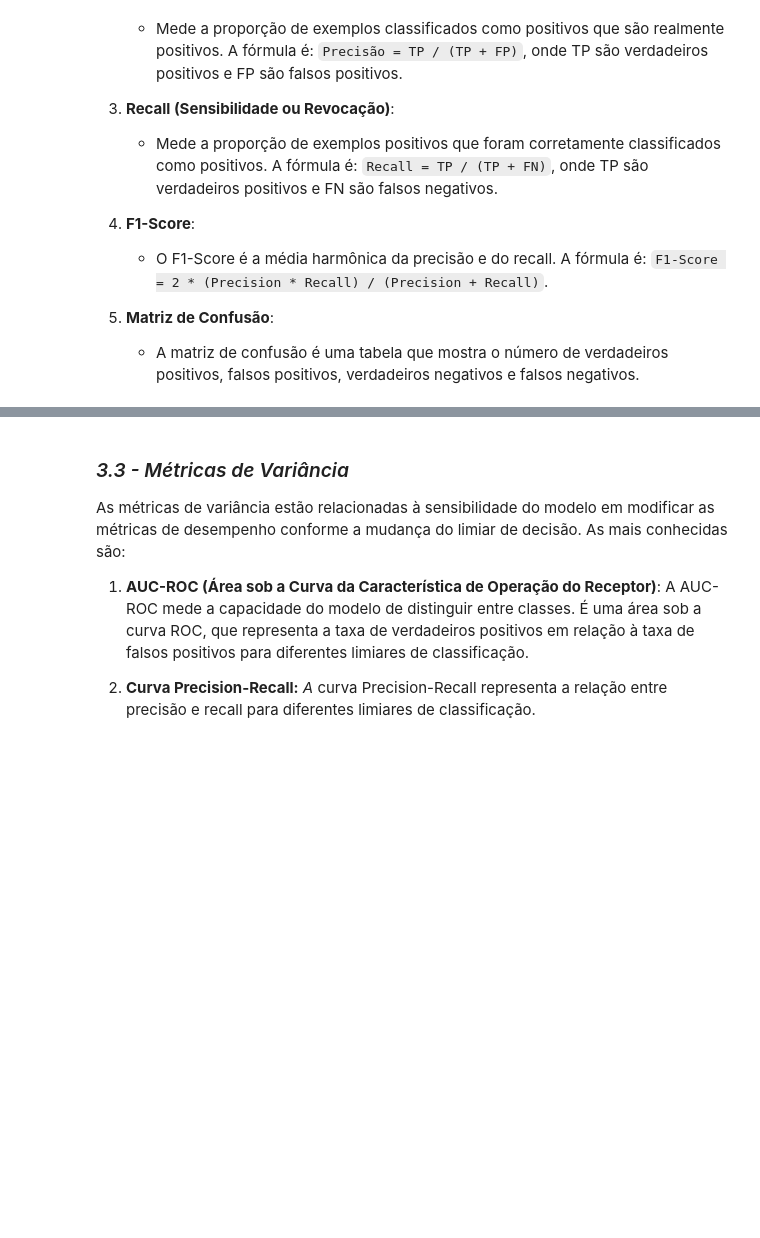
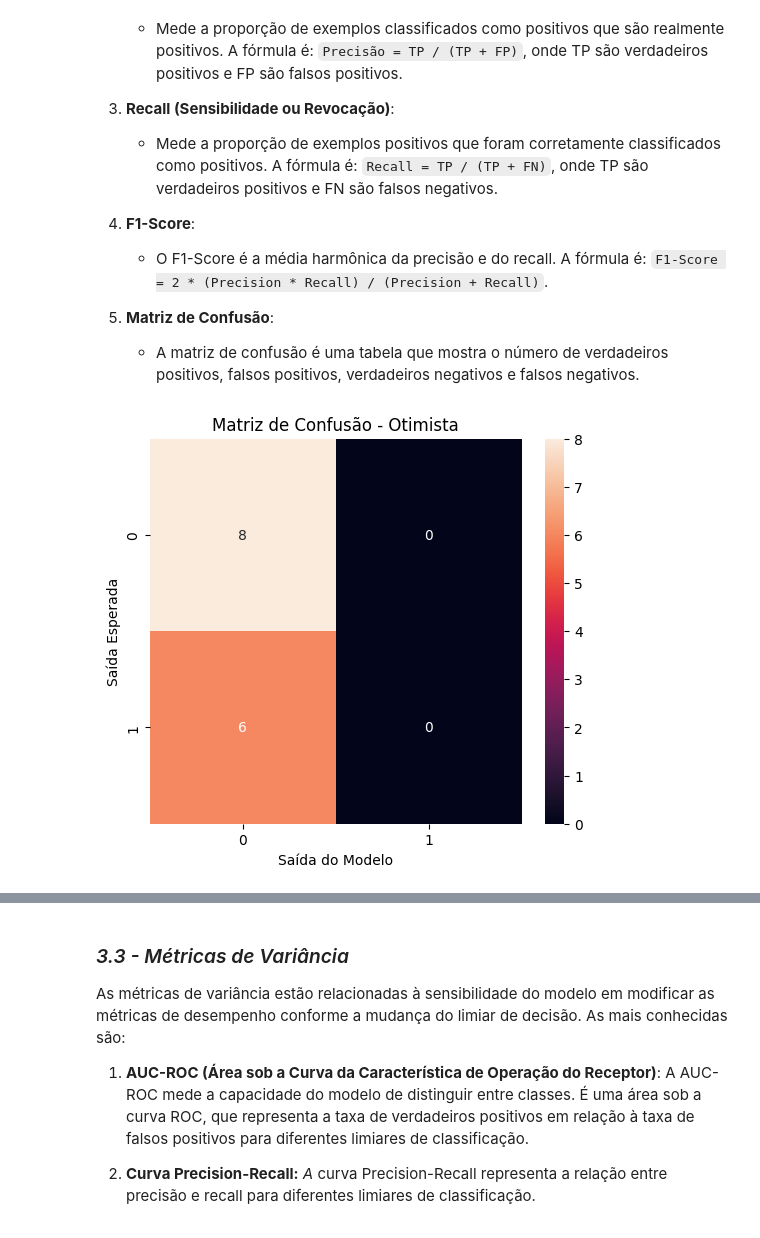
Before and after one commit to IAugustoMZ/aulasDataScience, a Jupyter notebook: classificacao/1_introducao_classificacao_alunos.ipynb, the cells around one changed output, grey strips where cells are left out. Cells and saved outputs as stored; diff of their text form; code cells hidden in the pictures; blank space fills up the shorter version.

```diff
--- a/classificacao/1_introducao_classificacao_alunos.ipynb
+++ b/classificacao/1_introducao_classificacao_alunos.ipynb
@@ -171,3 +171,10 @@ As métricas de viés para classificação estão relacionadas com a quantidade
 
 5. **Matriz de Confusão**:
    - A matriz de confusão é uma tabela que mostra o número de verdadeiros positivos, falsos positivos, verdadeiros negativos e falsos negativos.
+# %%
+# rótulos reais
+y_true = [0, 1, 1, 0, 1, 0, 1, 1, 0, 0, 1, 0, 0, 0]
+# %%
+# "criamos" dois modelos
+y_pessimista = [1] * len(y_true)
+y_otimista = [0] * len(y_true)
@@ -173,0 +184,13 @@ As métricas de viés para classificação estão relacionadas com a quantidade
+# %%
+# calcular a matriz de confusão - otimista
+cm_o = confusion_matrix(y_true, y_otimista)
+# %%
+# plotar a matriz de confusão otimista
+plt.figure(figsize=(6, 5))
+sns.heatmap(cm_o, annot=True)
+plt.xlabel('Saída do Modelo')
+plt.ylabel('Saída Esperada')
+plt.title('Matriz de Confusão - Otimista')
+plt.show()
+# %% [output]
+[figure, added]
```
Also changed, not shown: parts of 16 cells of this notebook, 1 other file.
